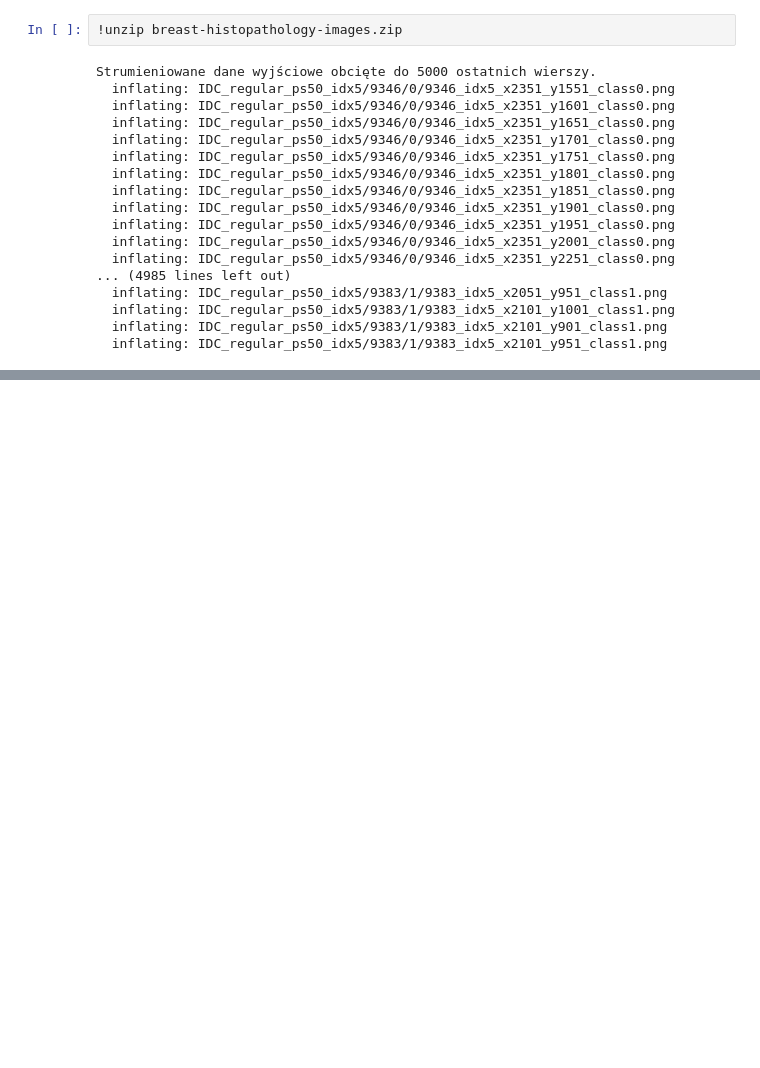
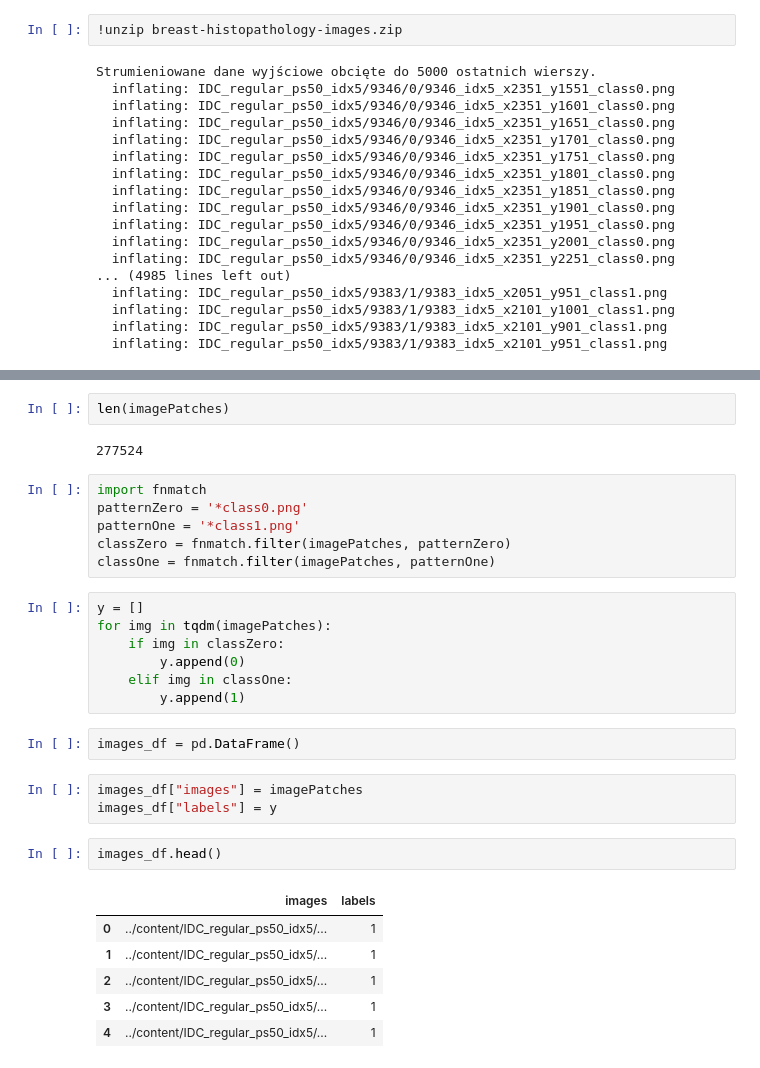
Before and after one commit to BayMichal/AI_Python, a Jupyter notebook: PyTorch_IDC_Cancer.ipynb, the cells around one changed output, grey strips where cells are left out. Drawn from its saved outputs; the diff is of its cells as text; blank space fills up the shorter version.

```diff
--- a/PyTorch_IDC_Cancer.ipynb
+++ b/PyTorch_IDC_Cancer.ipynb
@@ -124,0 +92,31 @@ FileNotFoundError: ignored
+# %%
+len(imagePatches)
+# %% [output]
+277524
+# %%
+import fnmatch
+patternZero = '*class0.png'
+patternOne = '*class1.png'
+classZero = fnmatch.filter(imagePatches, patternZero)
+classOne = fnmatch.filter(imagePatches, patternOne)
+# %%
+y = []
+for img in tqdm(imagePatches):
+    if img in classZero:
+        y.append(0)
+    elif img in classOne:
+        y.append(1)
+# %%
+images_df = pd.DataFrame()
+# %%
+images_df["images"] = imagePatches
+images_df["labels"] = y
+# %%
+images_df.head()
+# %% [output]
+|  | images | labels |
+| 0 | ../content/IDC_regular_ps50_idx5/... | 1 |
+| 1 | ../content/IDC_regular_ps50_idx5/... | 1 |
+| 2 | ../content/IDC_regular_ps50_idx5/... | 1 |
+| 3 | ../content/IDC_regular_ps50_idx5/... | 1 |
+| 4 | ../content/IDC_regular_ps50_idx5/... | 1 |
```
Also changed, not shown: parts of 12 cells of this notebook.
